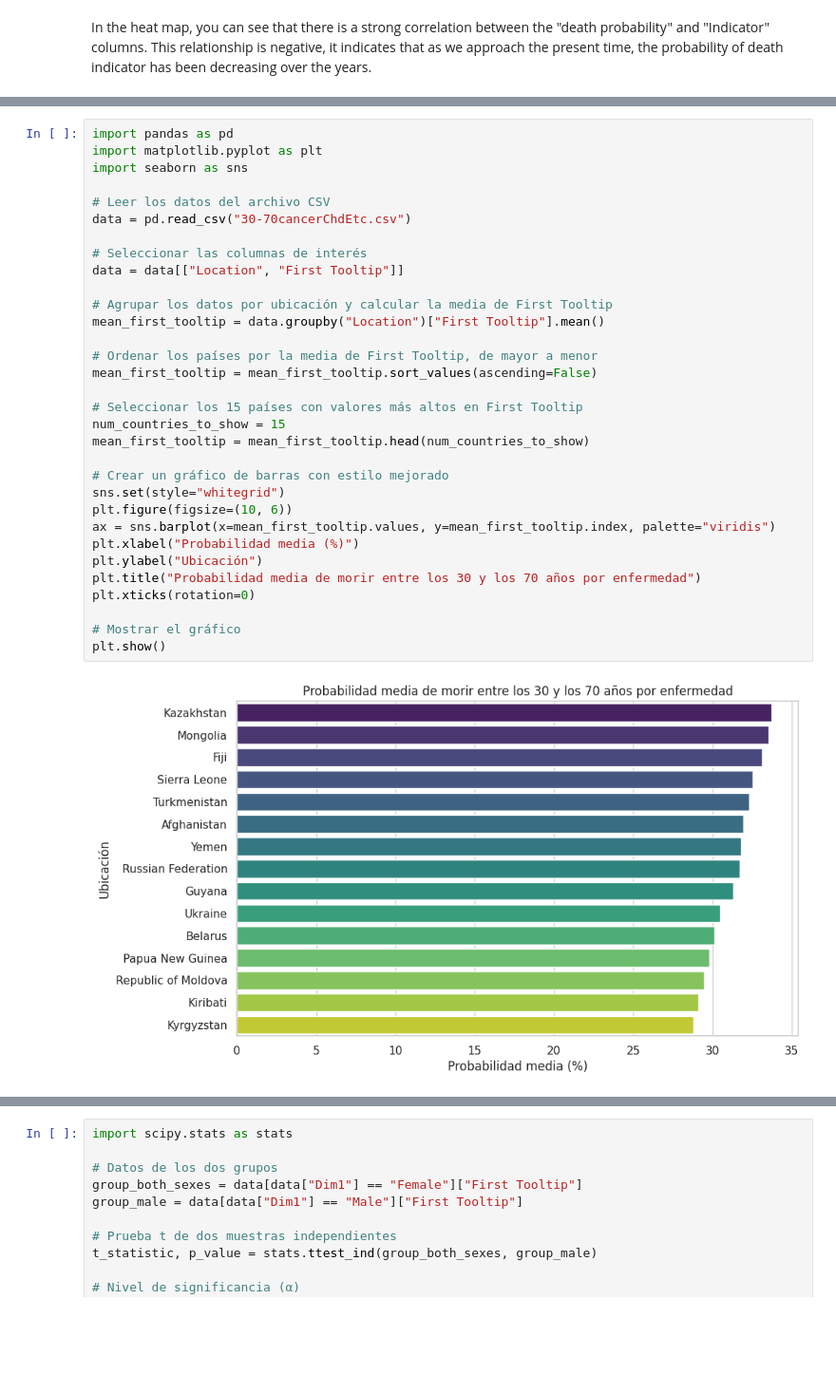
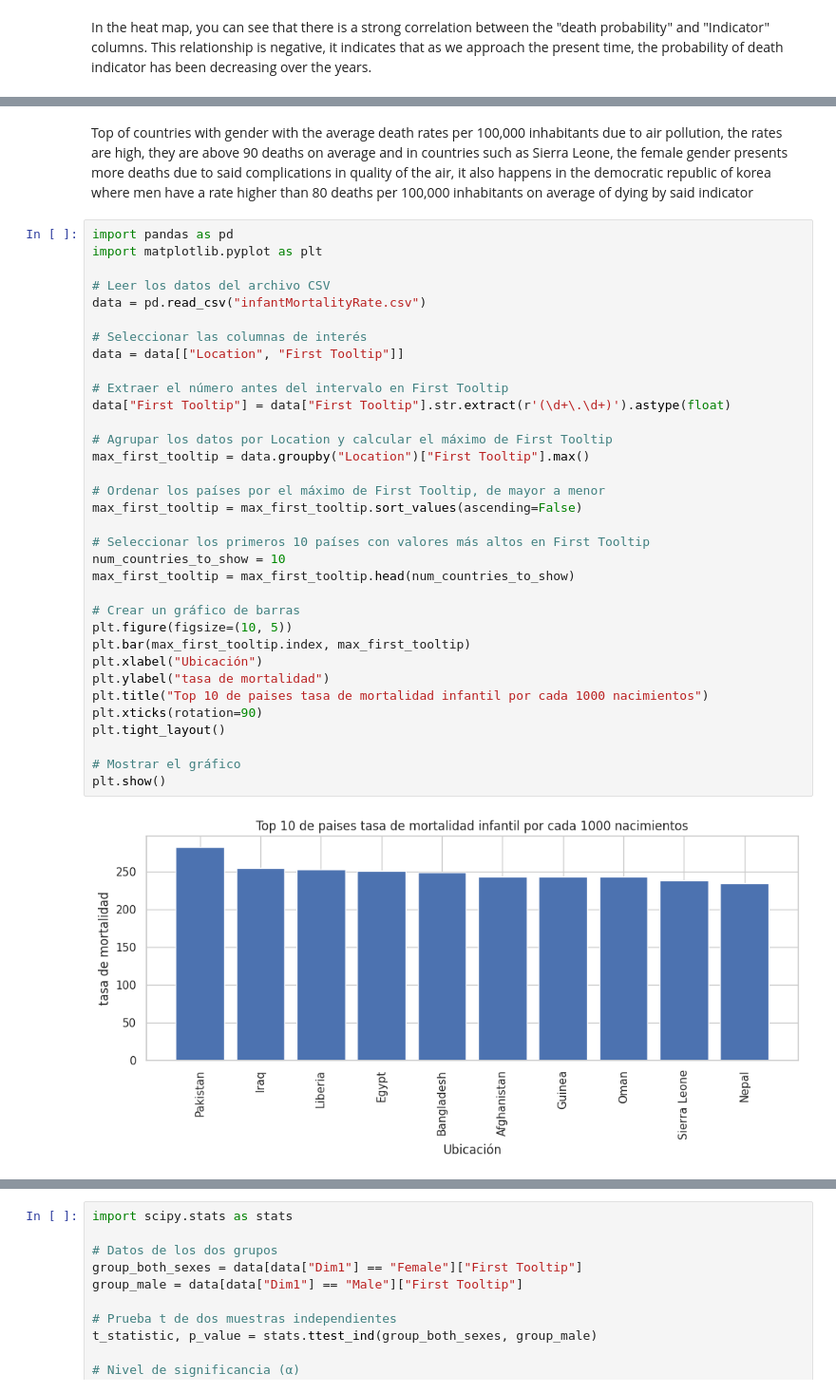
Before and after one commit to toyaESTADISTICO/Prueba_Sura, a Jupyter notebook: SURA_Andres_Montoya_Morales.ipynb, the cells around one changed output, grey strips where cells are left out. Shown: that part at 95% size. Cells and saved outputs as stored; diff of their text form; blank space fills up the shorter version.

```diff
--- a/SURA_Andres_Montoya_Morales.ipynb
+++ b/SURA_Andres_Montoya_Morales.ipynb
@@ -187,34 +320,38 @@ plt.show()
+# %% [markdown]
+Top of countries with gender with the average death rates per 100,000 inhabitants due to air pollution, the rates are high, they are above 90 deaths on average and in countries such as Sierra Leone, the female gender presents more deaths due to said complications in quality of the air, it also happens in the democratic republic of korea where men have a rate higher than 80 deaths per 100,000 inhabitants on average of dying by said indicator
 # %%
 import pandas as pd
 import matplotlib.pyplot as plt
-import seaborn as sns
 
 # Leer los datos del archivo CSV
-data = pd.read_csv("30-70cancerChdEtc.csv")
+data = pd.read_csv("infantMortalityRate.csv")
 
 # Seleccionar las columnas de interés
 data = data[["Location", "First Tooltip"]]
 
-# Agrupar los datos por ubicación y calcular la media de First Tooltip
-mean_first_tooltip = data.groupby("Location")["First Tooltip"].mean()
+# Extraer el número antes del intervalo en First Tooltip
+data["First Tooltip"] = data["First Tooltip"].str.extract(r'(\d+\.\d+)').astype(float)
 
-# Ordenar los países por la media de First Tooltip, de mayor a menor
-mean_first_tooltip = mean_first_tooltip.sort_values(ascending=False)
+# Agrupar los datos por Location y calcular el máximo de First Tooltip
+max_first_tooltip = data.groupby("Location")["First Tooltip"].max()
 
-# Seleccionar los 15 países con valores más altos en First Tooltip
-num_countries_to_show = 15
-mean_first_tooltip = mean_first_tooltip.head(num_countries_to_show)
+# Ordenar los países por el máximo de First Tooltip, de mayor a menor
+max_first_tooltip = max_first_tooltip.sort_values(ascending=False)
 
-# Crear un gráfico de barras con estilo mejorado
-sns.set(style="whitegrid")
-plt.figure(figsize=(10, 6))
-ax = sns.barplot(x=mean_first_tooltip.values, y=mean_first_tooltip.index, palette="viridis")
-plt.xlabel("Probabilidad media (%)")
-plt.ylabel("Ubicación")
-plt.title("Probabilidad media de morir entre los 30 y los 70 años por enfermedad")
-plt.xticks(rotation=0)
+# Seleccionar los primeros 10 países con valores más altos en First Tooltip
+num_countries_to_show = 10
+max_first_tooltip = max_first_tooltip.head(num_countries_to_show)
+
+# Crear un gráfico de barras
+plt.figure(figsize=(10, 5))
+plt.bar(max_first_tooltip.index, max_first_tooltip)
+plt.xlabel("Ubicación")
+plt.ylabel("tasa de mortalidad")
+plt.title("Top 10 de paises tasa de mortalidad infantil por cada 1000 nacimientos")
+plt.xticks(rotation=90)
+plt.tight_layout()
 
 # Mostrar el gráfico
 plt.show()
 # %% [output]
-[figure, old version]
+[figure, new version]
```
Also changed, not shown: parts of 30 cells of this notebook.
